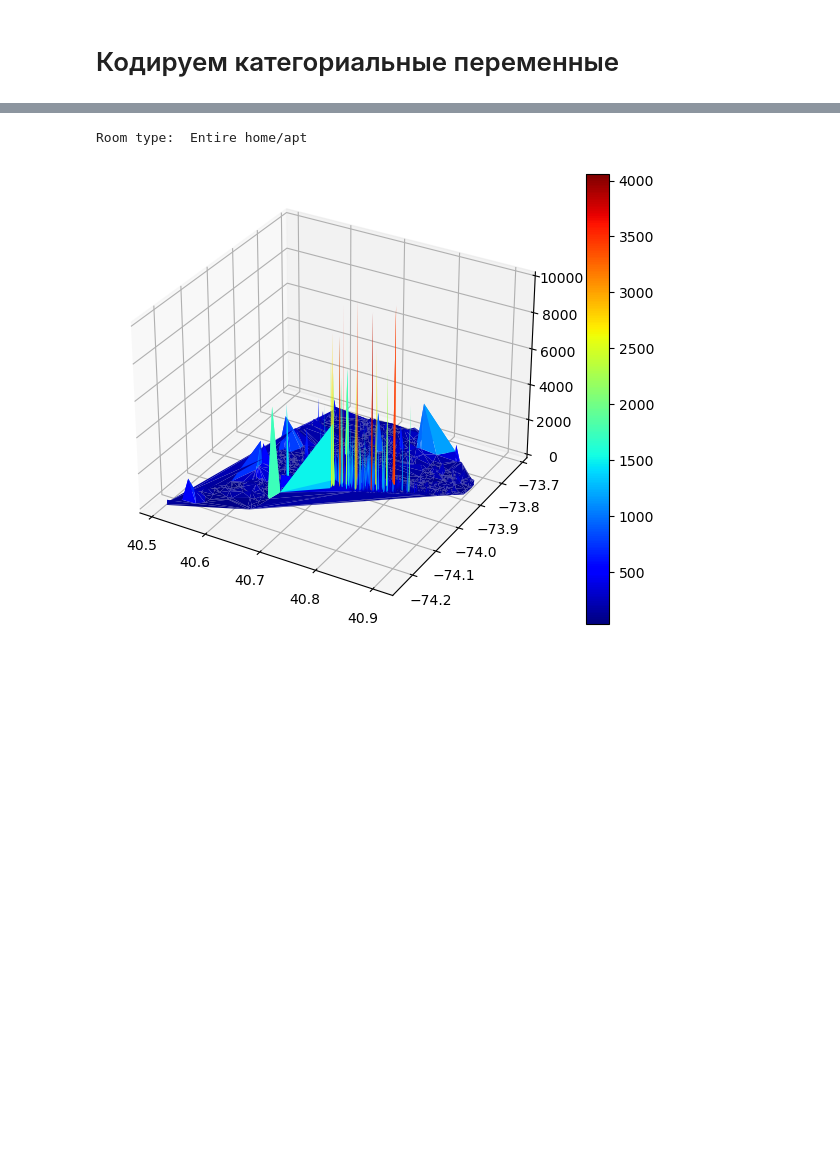
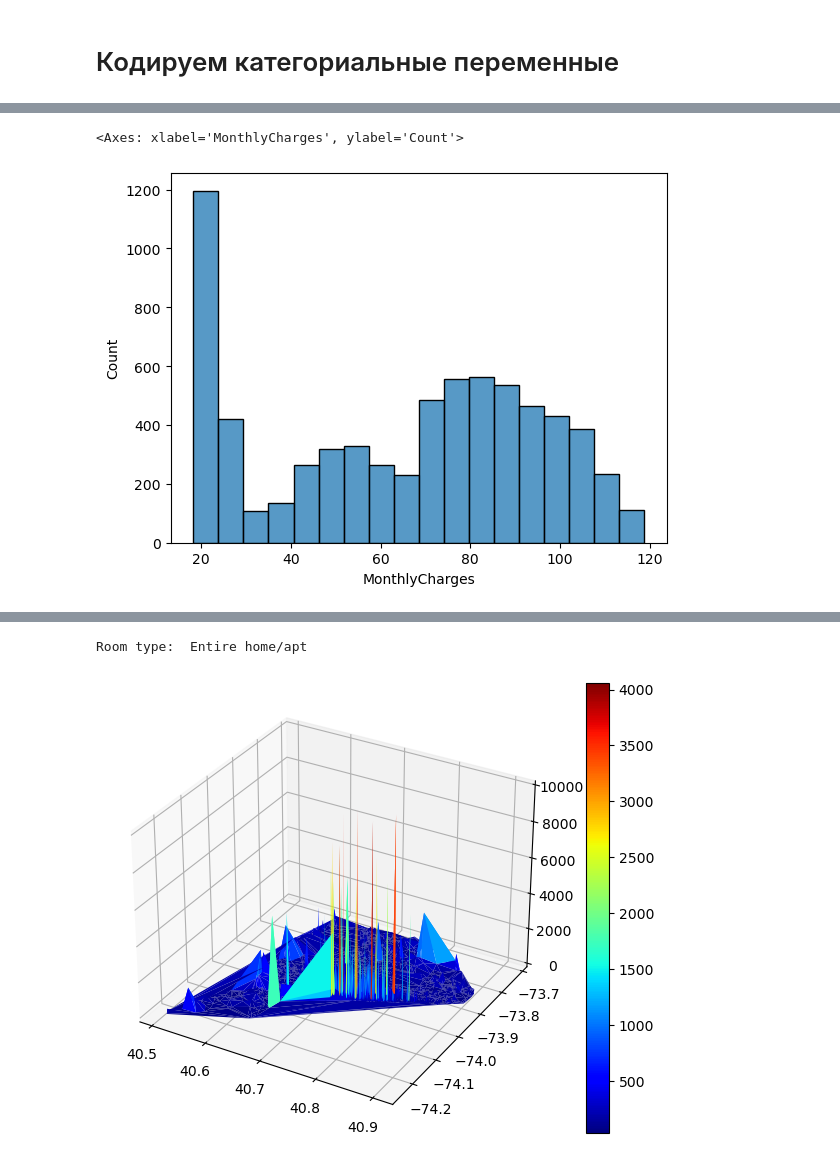
Before and after one commit to ATer-Oganisyan/prof-hw-1, a Jupyter notebook: prof-hw-1.ipynb, the cells around one changed output, grey strips where cells are left out. Saved outputs shown, nothing was run; the diff lists cells and outputs as text; code cells hidden in the pictures; blank space fills up the shorter version.

```diff
--- a/prof-hw-1.ipynb
+++ b/prof-hw-1.ipynb
@@ -131,0 +180,25 @@ def filter_by_room_type(df_to_filter, room_type):
+# %%
+valuesToPlot = [[], []]
+eda_df = df.loc[df['TotalCharges'] != -1].loc[:, ['MonthlyCharges', 'TotalCharges']]
+#print(eda_df)
+
+indicators = ['MonthlyCharges', 'TotalCharges']
+i = 0
+for indicator in indicators:
+    #print(indicator)
+    values = eda_df.loc[:, indicator].astype('float32')
+    print(values)
+    valuesToPlot[i] = values
+    i = i + 1
+    mean = values.mean()
+    std = values.std()
+    median = values.median()
+    perecntile_25 = np.percentile(values, 25)
+    perecntile_75 = np.percentile(values, 75)
+
+    #print("Мат. ожидание: ", mean)
+    #print("Дисперсия: ", std)
+    #print("Медиана: ", median)
+    #print("25-ый персцентиль: ", perecntile_25)
+    #print("75-ый персцентиль: ", perecntile_75)
+    print("\n\n")
@@ -131,0 +223,5 @@ def filter_by_room_type(df_to_filter, room_type):
+# %%
+sb.histplot(valuesToPlot[0])
+# %% [output]
+<Axes: xlabel='MonthlyCharges', ylabel='Count'>
+[figure, added]
```
Also changed, not shown: parts of 24 cells of this notebook.
